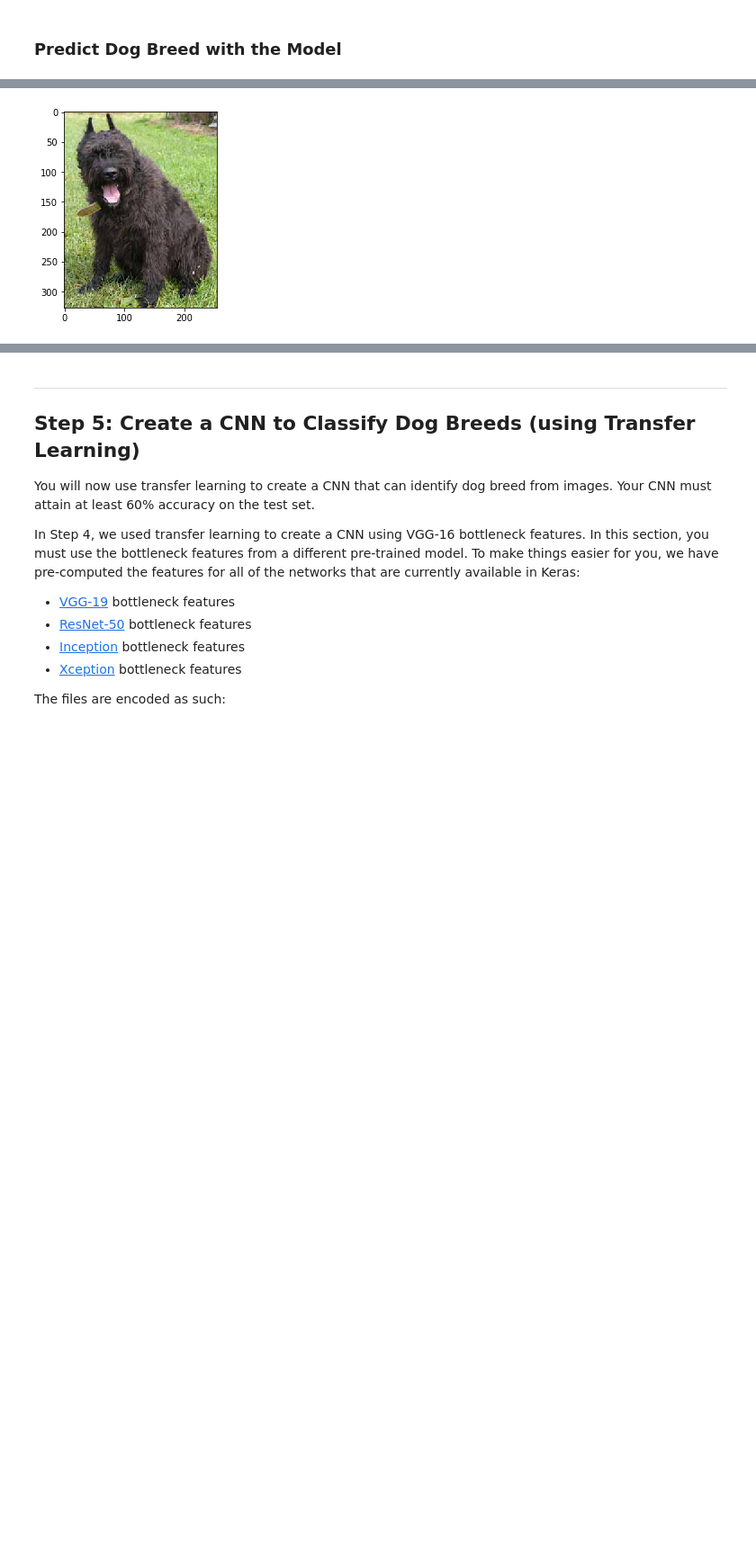
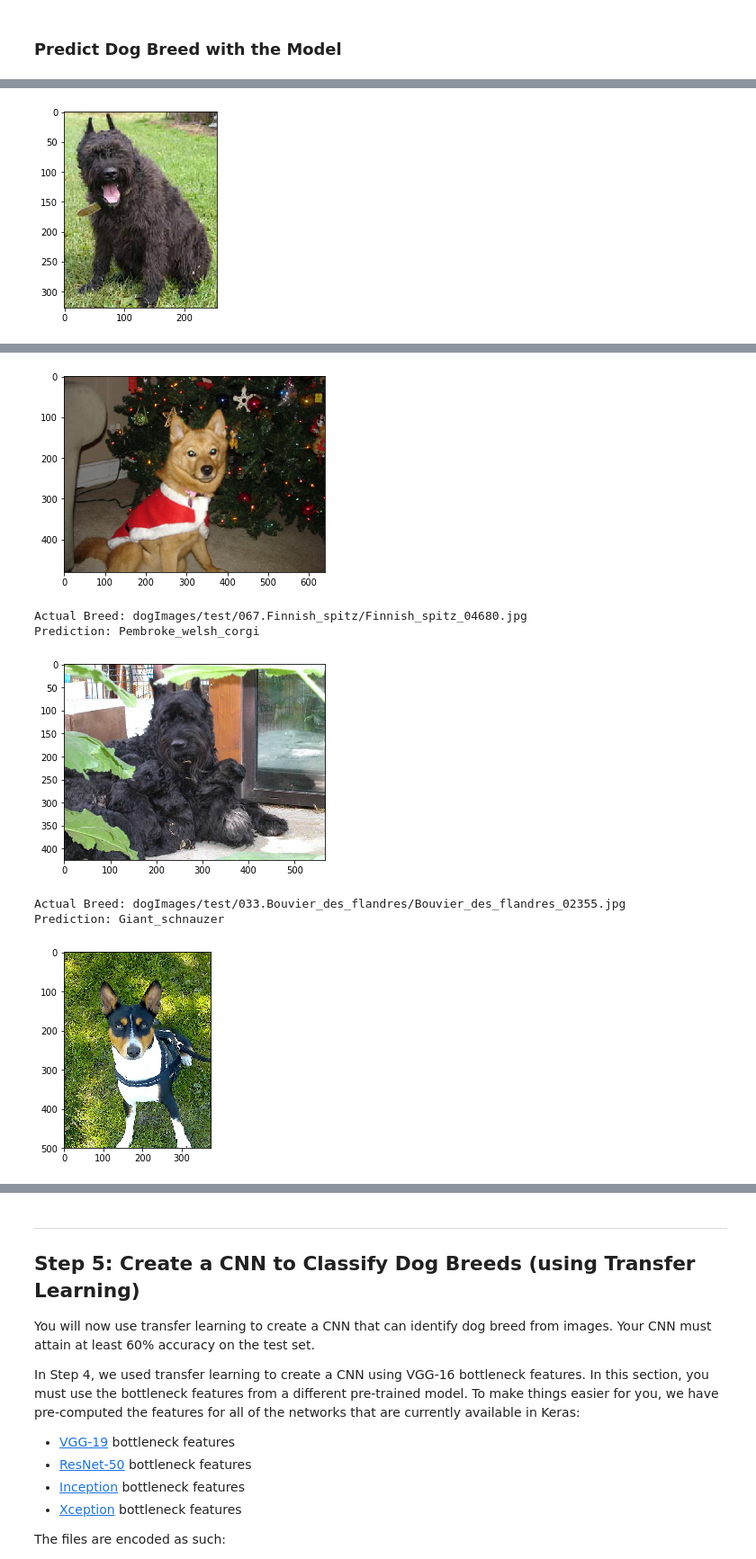
Before and after one commit to iterativo/aind2-dog-project, a Jupyter notebook: dog_app.ipynb, the cells around one changed output, grey strips where cells are left out. Shown at 90% size. Drawn from its saved outputs; the diff is of its cells as text; code cells hidden in the pictures; blank space fills up the shorter version.

```diff
--- a/dog_app.ipynb
+++ b/dog_app.ipynb
@@ -580,22 +578,19 @@ def VGG16_predict_breed(img_path):
 # %%
-import cv2
-import matplotlib.pyplot as plt
-%matplotlib inline
-
 prediction_files = test_files[50:60]
 
-# load color (BGR) image
-img = cv2.imread(test_files[50])
+for file in prediction_files:
+    # load color (BGR) image
+    img = cv2.imread(file)
 
-# convert BGR image to RGB for plotting
-cv_rgb = cv2.cvtColor(img, cv2.COLOR_BGR2RGB)
+    # convert BGR image to RGB for plotting
+    cv_rgb = cv2.cvtColor(img, cv2.COLOR_BGR2RGB)
 
-# display the image, along with bounding box
-plt.imshow(cv_rgb)
-plt.show()
+    # display the image, along with bounding box
+    plt.imshow(cv_rgb)
+    plt.show()
 
-print("Actual Breed:", test_files[50])
-print("Prediction:", VGG16_predict_breed(test_files[50]))
+    print("Actual Breed:", file)
+    print("Prediction:", VGG16_predict_breed(file))
 # %% [output]
 [figure]
 Actual Breed: dogImages/test/033.Bouvier_des_flandres/Bouvier_des_flandres_02304.jpg
@@ -603,0 +598,7 @@ Prediction: Bouvier_des_flandres
+[figure, added]
+Actual Breed: dogImages/test/067.Finnish_spitz/Finnish_spitz_04680.jpg
+Prediction: Pembroke_welsh_corgi
+[figure, added]
+Actual Breed: dogImages/test/033.Bouvier_des_flandres/Bouvier_des_flandres_02355.jpg
+Prediction: Giant_schnauzer
+[figure, added]
```
Also changed, not shown: parts of 24 cells of this notebook, 2 other files.
